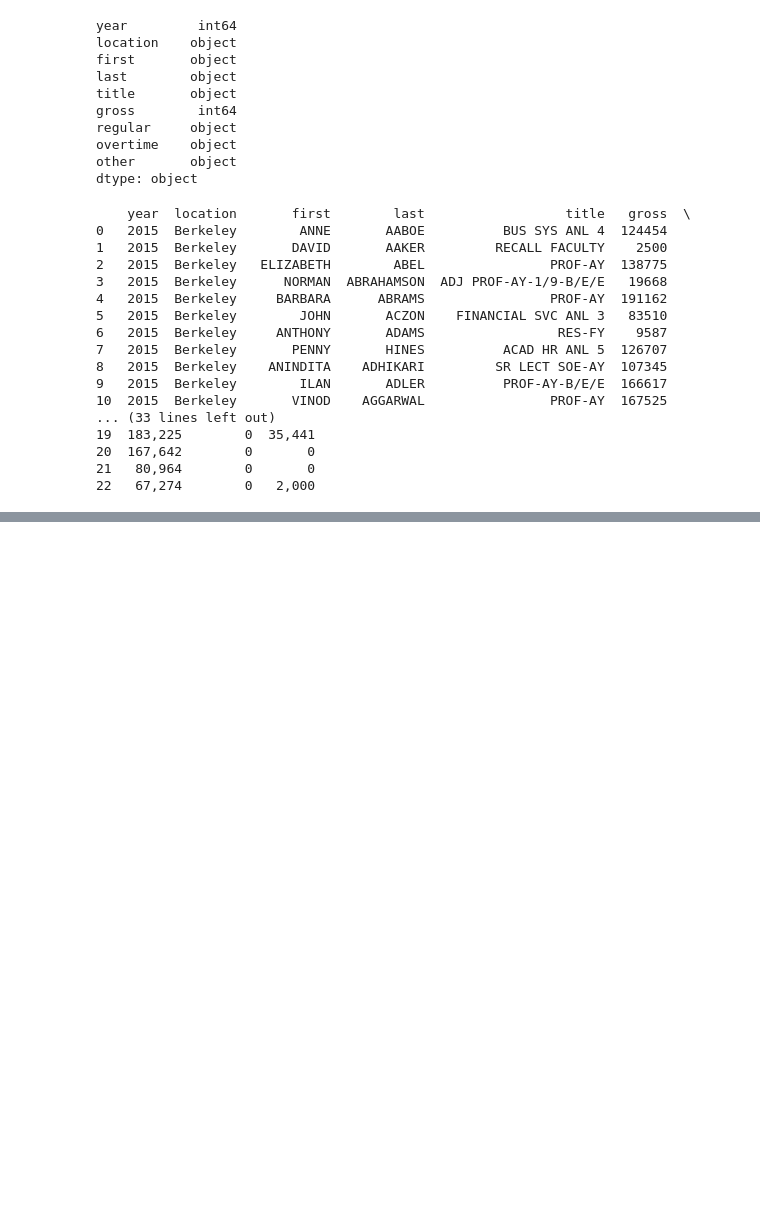
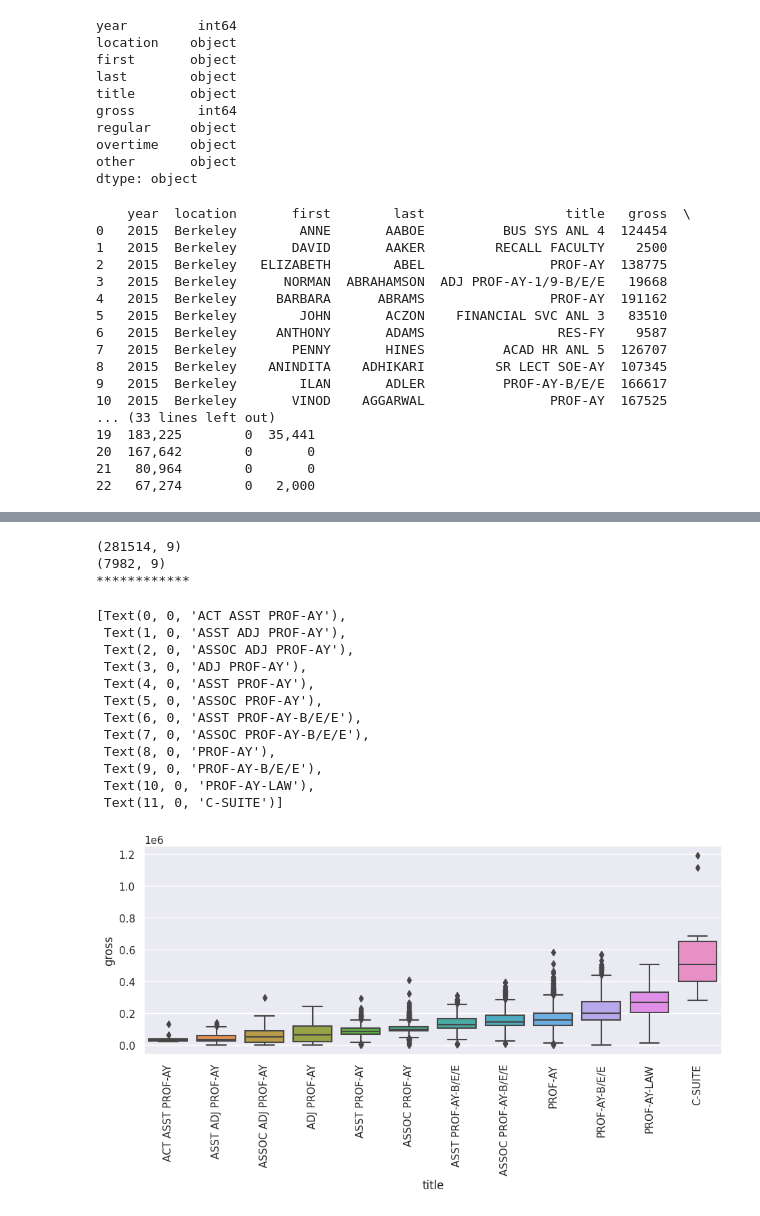
Before and after one commit to Sinchiguano/chicagoUniversity, a Jupyter notebook: nonLinearDataSet.ipynb, the cells around one changed output, grey strips where cells are left out. Saved outputs shown, nothing was run; the diff lists cells and outputs as text; code cells hidden in the pictures; blank space fills up the shorter version.

```diff
--- a/nonLinearDataSet.ipynb
+++ b/nonLinearDataSet.ipynb
@@ -103,0 +106,7 @@ ABSOLUTE RETURNS INV MGR 3  472294.000000
+# %%
+df['title']=df['title'].str.replace('.*C[EFM]O.*','C-SUITE')
+print(df['title'].head(3))
+print(df.shape)
+print('***************************')
+msdf=pd.DataFrame(df.groupby('title')['gross'].count().reset_index(name='counter').sort_values(['counter'],ascending=False))
+print(msdf.head(6))
@@ -103,0 +127,49 @@ ABSOLUTE RETURNS INV MGR 3  472294.000000
+# %%
+titles = [
+          'C-SUITE',
+          'PROF-AY-LAW',
+          'ASST PROF-AY', 'ASSOC PROF-AY', 'PROF-AY',
+          'ASST ADJ PROF-AY', 'ASSOC ADJ PROF-AY', 'ADJ PROF-AY',  'ACT ASST PROF-AY',
+          'PROF-AY-B/E/E', 'ASSOC PROF-AY-B/E/E', 'ASST PROF-AY-B/E/E'
+         ]
+mask=df['title'].isin(titles)
+# print(type(mask))
+# print(mask.head(6))
+# print(mask.shape)
+print(df.shape)
+df_profs = df[mask]
+print(df_profs.shape)
+# df_index=df_profs.groupby('title').median()['gross'].sort_values().index
+df_index=df_profs.groupby('title')['gross'].median().sort_values().index
+
+# print(df_profs.head(6))
+
+
+# print(df_profs.groupby('title').median()['gross'].head(10))
+# print(df_profs.groupby('title')['gross'].median().head(10))
+
+
+# print(type(df_index))
+# print(df_index.values)
+print('************')
+import seaborn as sns
+sns.set(rc={'figure.figsize':(11,4)})
+ax=sns.boxplot(x='title',y='gross',data=df_profs, order=df_index)
+ax.set_xticklabels(ax.get_xticklabels(),rotation=90)
+# %% [output]
+(281514, 9)
+(7982, 9)
+************
+[Text(0, 0, 'ACT ASST PROF-AY'),
+ Text(1, 0, 'ASST ADJ PROF-AY'),
+ Text(2, 0, 'ASSOC ADJ PROF-AY'),
+ Text(3, 0, 'ADJ PROF-AY'),
+ Text(4, 0, 'ASST PROF-AY'),
+ Text(5, 0, 'ASSOC PROF-AY'),
+ Text(6, 0, 'ASST PROF-AY-B/E/E'),
+ Text(7, 0, 'ASSOC PROF-AY-B/E/E'),
+ Text(8, 0, 'PROF-AY'),
+ Text(9, 0, 'PROF-AY-B/E/E'),
+ Text(10, 0, 'PROF-AY-LAW'),
+ Text(11, 0, 'C-SUITE')]
+[figure, added]
```
Also changed, not shown: parts of 7 cells of this notebook.
